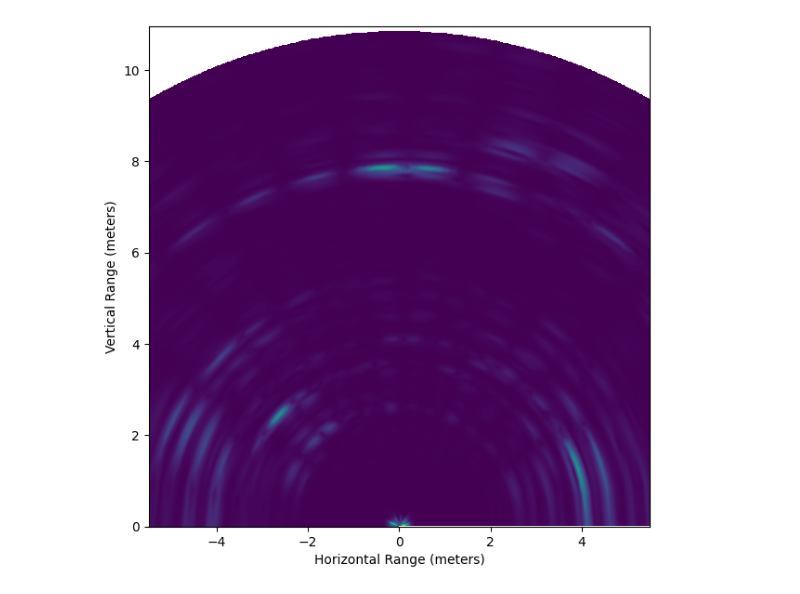
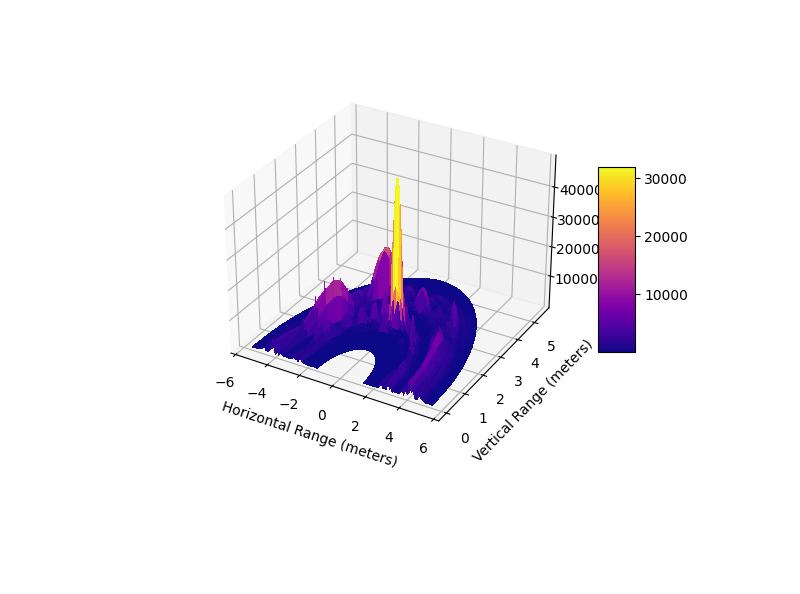
Before and after one commit to ECEdewb/UDve, a Jupyter notebook: src/json2matrix.ipynb, the cells around one changed output. Cells and saved outputs as stored; diff of their text form; code cells hidden in the pictures; blank space fills up the shorter version.

Commit message:
Added comments and separated data into folders

```diff
--- a/src/json2matrix.ipynb
+++ b/src/json2matrix.ipynb
@@ -11,28 +11,26 @@ from matplotlib import transforms
 from matplotlib import cm
 from matplotlib.ticker import LinearLocator
 
-# %matplotlib ipympl
+# Allows for plot manipulation like rotation
+%matplotlib ipympl
 
 # Turn parsed JSON file into dictionary
-file_str = "../data/Demo/fog/2024-04-30-15-12-30/parsed.json"
+file_str = "../data/Demo/Low_Light/parsed.json" # JSON File Address
 file = open(file_str)
 data_dict = json.load(file)
 
-# May print some data belonging to the "header"
-# of the read "message" to choose the correct "body"
-# to read from
-read_message = -1 # Depends from file to file
-read_body = 1    # Depends from file to file
+read_message = 1 # Depends from file to file / Choose Data Stream Type (e.g. Azimuth, Doppler, Point Cloud)
+read_body = 0    # Depends from file to file / Choose which frame of data to choose (Depends on recording duration)
 
 # Declaring Variables
-antenna_range = 10.96  # Depends on the range set in the mmwave OOB demo plots tab above sensor start/stop
+antenna_range = 5.58  # Depends on the range set in the mmwave OOB demo plots tab above sensor start/stop
 start_range_bin = 32
 azimuth_data = data_dict["messages"][read_message]["body"][read_body]["body"]["data"]
 
 range_bins = 128 # never changes
 angle_bins = range_bins
 
-num_sample = np.shape(azimuth_data[:])[0]
+num_sample = np.shape(azimuth_data[:])[0] # calculates number of samples
 print("Number of Samples: ",num_sample)
 
 num_antenna = int(num_sample/128) # number of virtual RX antennas, usually 8-12
@@ -40,29 +38,25 @@ num_antenna = int(num_sample/128) # number of virtual RX antennas, usually 8-12
 print("Number of Antennas: ",num_antenna)
 
 # Prepare vectors for the real and imaginary values
-real_azimuth = np.zeros([num_sample], dtype=np.complex_)
-imag_azimuth = np.zeros([num_sample], dtype=np.complex_)
+real_power = np.zeros([num_sample], dtype=np.complex_)
+imag_power = np.zeros([num_sample], dtype=np.complex_)
 for i in (range(num_sample)):
-    real_azimuth[i] = azimuth_data[i]["Re"]
-    imag_azimuth[i] = azimuth_data[i]["Im"]*1j
+    real_power[i] = azimuth_data[i]["Re"]
+    imag_power[i] = azimuth_data[i]["Im"]*1j
 
 # Combine values
-azimuth_vector = real_azimuth + imag_azimuth
+complex_power = real_power + imag_power
 
 # Construct Radar Cube by reshaping vector into a matrix size: number range bins x number of antennas
-radar_cube = np.reshape(azimuth_vector, (range_bins, num_antenna))
+antenna_vs_power = np.reshape(complex_power, (range_bins, num_antenna))
 
-angle_FFT = np.fft.fft(radar_cube,angle_bins,1) #FFT along 2nd Dimension, not range bins
+angle_FFT = np.fft.fft(antenna_vs_power,angle_bins,1) #FFT along 2nd Dimension, not range bins
 angle_FFT = np.abs(np.fft.fftshift(angle_FFT,1)) #Shifts FFT so 0 frequency element is in the center
 angle_FFT = cv2.transpose(angle_FFT)
-# angle_FFT = cv2.transpose(angle_FFT)
-# radius = int(np.sqrt((angle_FFT.shape[0] / 2)**2 + (angle_FFT.shape[1] / 2)**2))
-# output = cv2.warpPolar(angle_FFT,center=(angle_FFT.shape[1]/2, angle_FFT.shape[0]/2),maxRadius=radius,dsize=(angle_FFT.shape[0], angle_FFT.shape[1]),flags=cv2.WARP_INVERSE_MAP + cv2.WARP_POLAR_LINEAR)
-#X = np.arange(0, antenna_range, antenna_range/range_bins) # Range Vector
-#Y = np.arange(-180, 180, 360/angle_bins) # Angle Vector
-#, Y = np.meshgrid(X, Y)
+angle_FFT = cv2.transpose(angle_FFT) # Comment out when using heatmap
 
-#cm.set_array(angle_FFT[::-1,::-1])
+# For plotting purposes
+##########################################################################
 
 range_res = antenna_range / range_bins
 range_bias = 0
@@ -96,25 +90,36 @@ print(np.shape(values))
 Z = griddata(points
              ,values
              ,(xii,yii),"linear")
+#######################################################################
 
-# Creating figure
-fig = plt.figure(figsize =(9, 7))
-ax = fig.add_subplot(111)
-image = cv2.flip(Z,0)
-ax.imshow(image
-          #, transform=tr + ax.transData
-          ,extent=[-antenna_range/2,antenna_range/2,0,antenna_range]
-          )
+
+# Creates Heatmap with Relative Power as the color
+
+# fig = plt.figure(figsize =(9, 7))
+# ax = fig.add_subplot(111)
+# image = cv2.flip(Z,0)
+# img = ax.imshow((image)
+#           #, transform=tr + ax.transData
+#           ,extent=[-antenna_range/2,antenna_range/2,0,antenna_range]
+#           )
+# ax.set_xlabel("Horizontal Range (meters)")
+# ax.set_ylabel("Vertical Range (meters)")
+# cbar = fig.colorbar(img, ax=ax)
+# cbar.set_label('Relative Power',size=18)
+# plt.show()
+
+
+# Creates 3D surface with Relative Power in the Z - axis
+
+fig, ax = plt.subplots(subplot_kw={"projection": "3d"})
+
+# Plot the surface.
+surf = ax.plot_surface(x[start_range_bin:-1], y[start_range_bin:-1], angle_FFT[start_range_bin:-1], cmap=cm.plasma,
+                       linewidth=0, antialiased=False)
 ax.set_xlabel("Horizontal Range (meters)")
 ax.set_ylabel("Vertical Range (meters)")
+ax.set_zlabel("Relative Power")
+
+fig.colorbar(surf, shrink=0.5, aspect=5)
 plt.show()
-
-# fig, ax = plt.subplots(subplot_kw={"projection": "3d"})
-
-# # Plot the surface.
-# surf = ax.plot_surface(x[start_range_bin:-1], y[start_range_bin:-1], angle_FFT[start_range_bin:-1], cmap=cm.coolwarm,
-#                        linewidth=0, antialiased=False)
-
-# fig.colorbar(surf, shrink=0.5, aspect=5)
-# plt.show()
 # %% [output]
@@ -123,6 +128,6 @@ Number of Antennas:  24
 (800,)
 (800,)
 (128, 128)
 (128, 128)
 (16384,)
-[figure, old version]
+[figure, new version]
```
Also changed, not shown: parts of 1 cell of this notebook, 12 other files.
